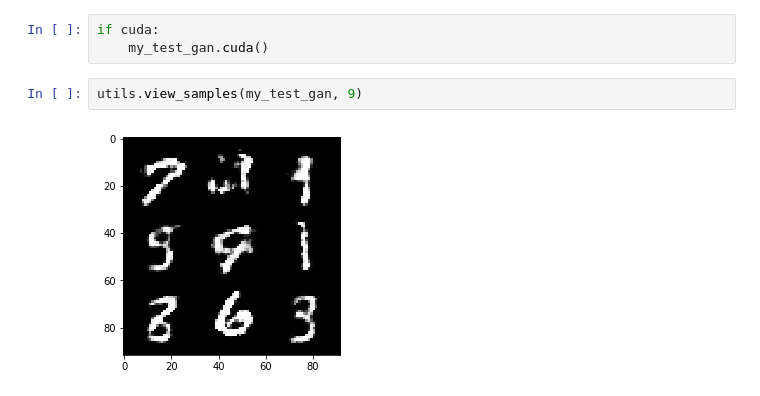
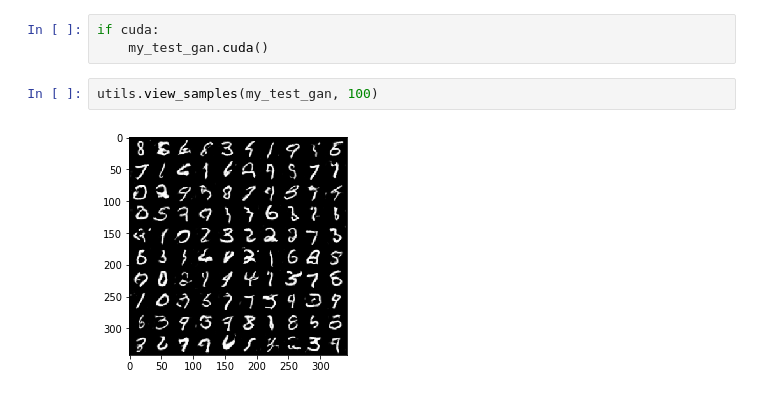
Before and after one commit to narenmanoj/summer-2018-sandbox, a Jupyter notebook: support_estimation/tests.ipynb, the cells around one changed output. Saved outputs shown, nothing was run; the diff lists cells and outputs as text.

```diff
--- a/support_estimation/tests.ipynb
+++ b/support_estimation/tests.ipynb
@@ -29,6 +29,6 @@ my_test_gan = utils.load_gan("wgan_gp_mnist_190", wgp)
 if cuda:
     my_test_gan.cuda()
 # %%
-utils.view_samples(my_test_gan, 9)
+utils.view_samples(my_test_gan, 100)
 # %% [output]
-[figure, old version]
+[figure, new version]
```
Also changed, not shown: 23 other files.
